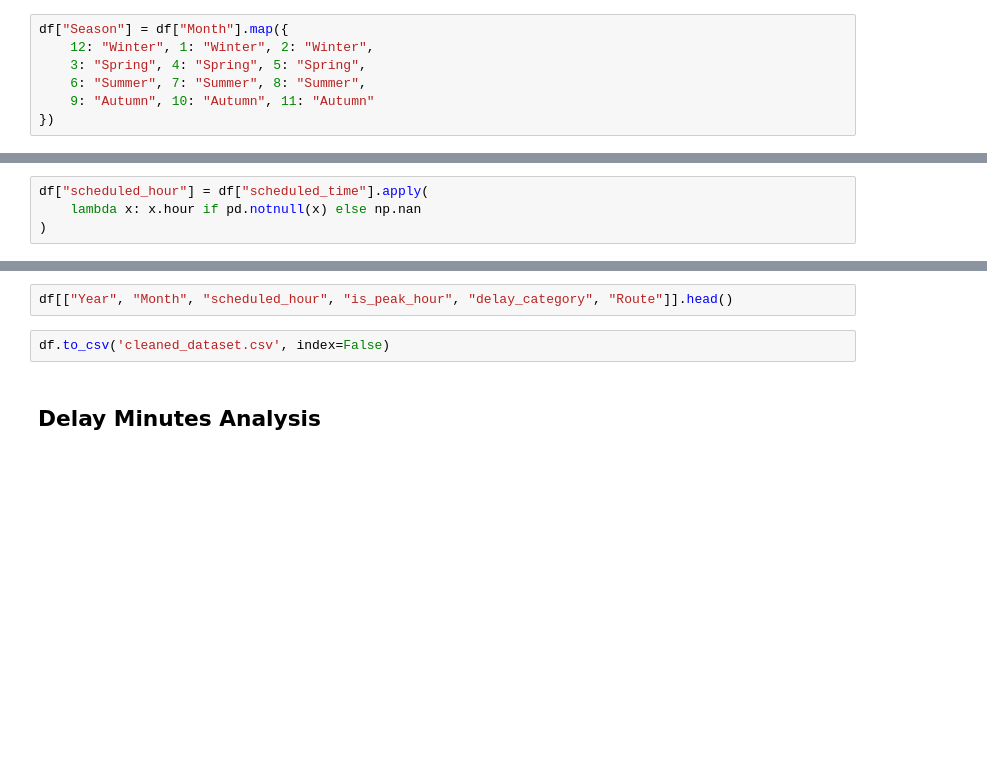
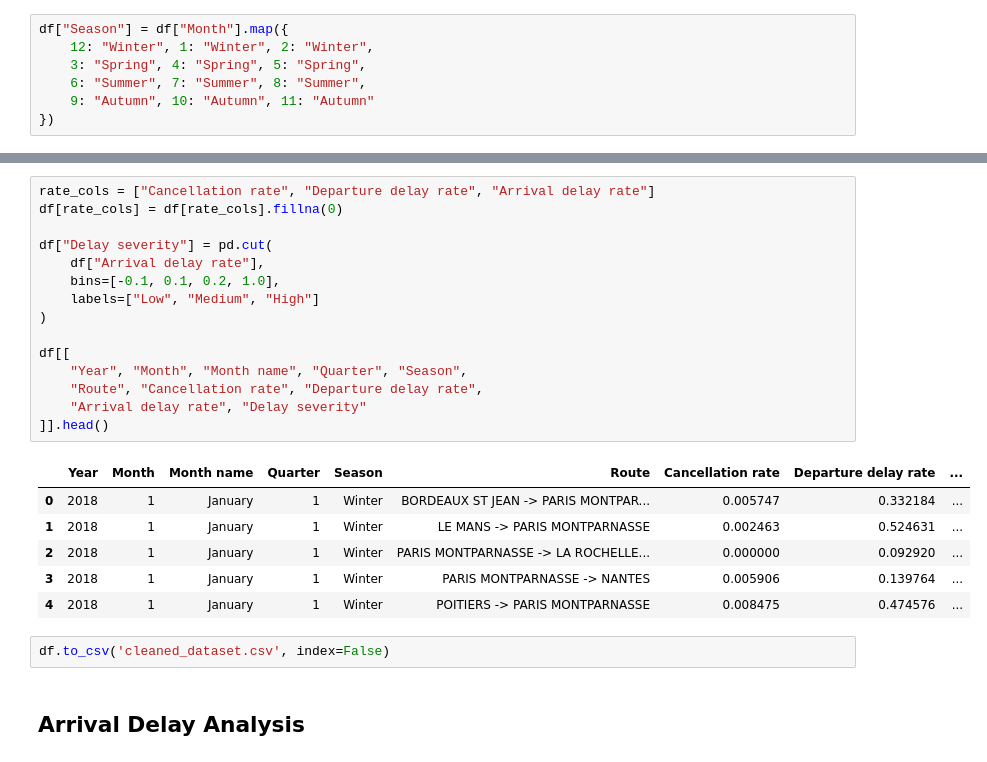
Before and after one commit to dianatrc/tardis, a Jupyter notebook: tardis_eda.ipynb, the cells around one changed output, grey strips where cells are left out. Drawn from its saved outputs; the diff is of its cells as text; blank space fills up the shorter version.

```diff
--- a/tardis_eda.ipynb
+++ b/tardis_eda.ipynb
@@ -86,4 +149,0 @@ df["Route"] = df["departure_station"] + " -> " + df["arrival_station"]
-# %%
-df["scheduled_hour"] = df["scheduled_time"].apply(
-    lambda x: x.hour if pd.notnull(x) else np.nan
-)
@@ -100,7 +164,27 @@ df["delay_category"] = pd.cut(
 # %%
-df[["Year", "Month", "scheduled_hour", "is_peak_hour", "delay_category", "Route"]].head()
+rate_cols = ["Cancellation rate", "Departure delay rate", "Arrival delay rate"]
+df[rate_cols] = df[rate_cols].fillna(0)
+
+df["Delay severity"] = pd.cut(
+    df["Arrival delay rate"],
+    bins=[-0.1, 0.1, 0.2, 1.0],
+    labels=["Low", "Medium", "High"]
+)
+
+df[[
+    "Year", "Month", "Month name", "Quarter", "Season",
+    "Route", "Cancellation rate", "Departure delay rate",
+    "Arrival delay rate", "Delay severity"
+]].head()
+# %% [output]
+|  | Year | Month | Month name | Quarter | Season | Route | Cancellation rate | Departure delay rate | ... |
+| 0 | 2018 | 1 | January | 1 | Winter | BORDEAUX ST JEAN -> PARIS MONTPAR... | 0.005747 | 0.332184 | ... |
+| 1 | 2018 | 1 | January | 1 | Winter | LE MANS -> PARIS MONTPARNASSE | 0.002463 | 0.524631 | ... |
+| 2 | 2018 | 1 | January | 1 | Winter | PARIS MONTPARNASSE -> LA ROCHELLE... | 0.000000 | 0.092920 | ... |
+| 3 | 2018 | 1 | January | 1 | Winter | PARIS MONTPARNASSE -> NANTES | 0.005906 | 0.139764 | ... |
+| 4 | 2018 | 1 | January | 1 | Winter | POITIERS -> PARIS MONTPARNASSE | 0.008475 | 0.474576 | ... |
 # %%
 df.to_csv('cleaned_dataset.csv', index=False)
 # %% [markdown]
-## Delay Minutes Analysis
+## Arrival Delay Analysis
 # %%
```
Also changed, not shown: parts of 27 cells of this notebook, 1 other file.
